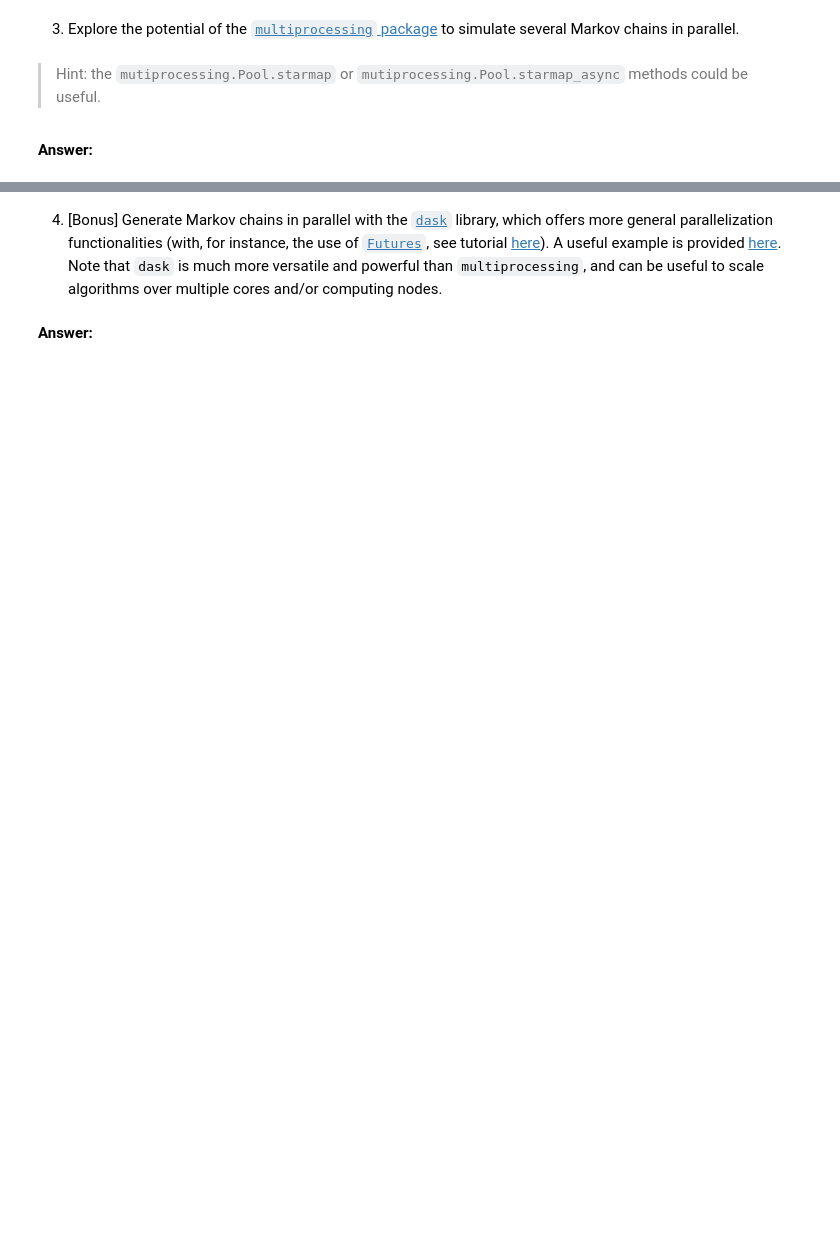
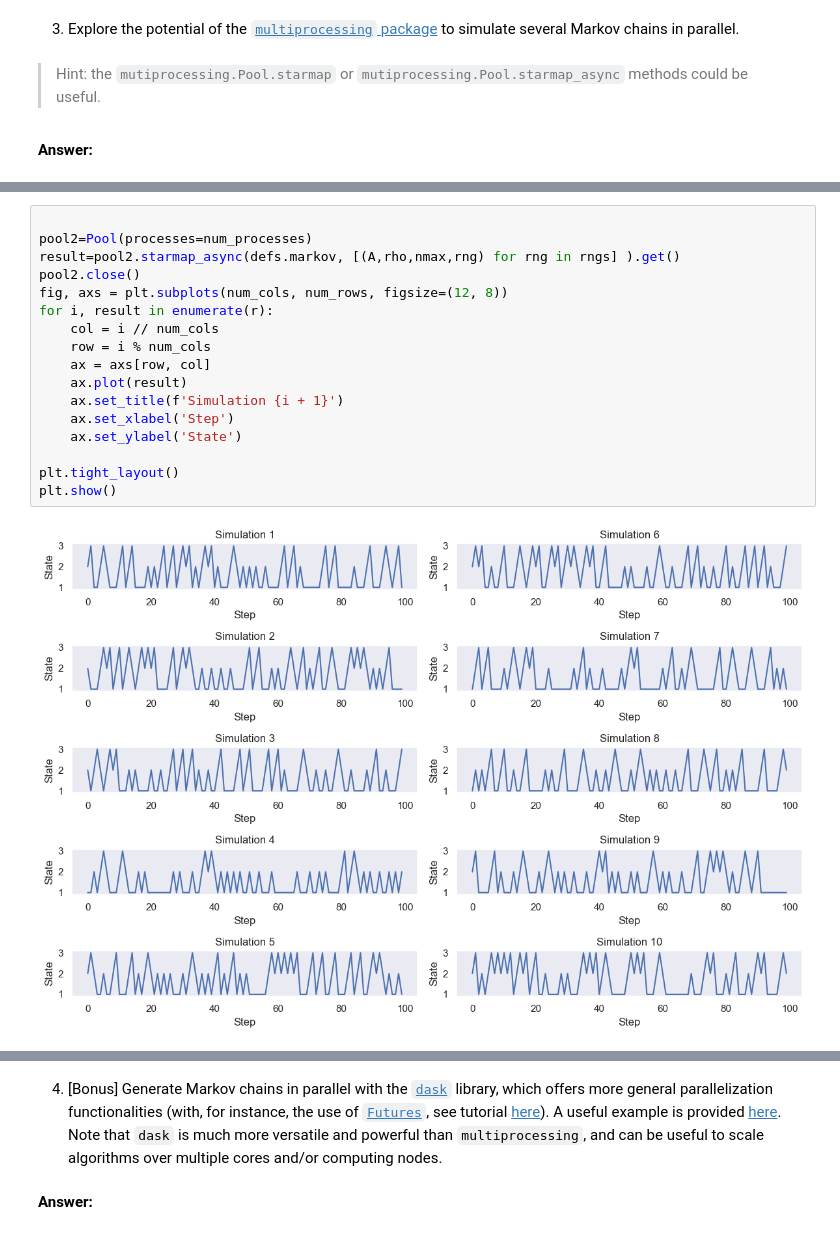
Before and after one commit to benech17/python_sdia_BENICHOU_BONNEFOY, a Jupyter notebook: Labs/Lab5/BENICHOU_BONNEFOY_lab5.ipynb, the cells around one changed output, grey strips where cells are left out. Drawn from its saved outputs; the diff is of its cells as text; blank space fills up the shorter version.

```diff
--- a/Labs/Lab5/BENICHOU_BONNEFOY_lab5.ipynb
+++ b/Labs/Lab5/BENICHOU_BONNEFOY_lab5.ipynb
@@ -167,0 +255,19 @@ Here is an example of execution :
+# %%
+
+pool2=Pool(processes=num_processes)
+result=pool2.starmap_async(defs.markov, [(A,rho,nmax,rng) for rng in rngs] ).get()
+pool2.close()
+fig, axs = plt.subplots(num_cols, num_rows, figsize=(12, 8))
+for i, result in enumerate(r):
+    col = i // num_cols
+    row = i % num_cols
+    ax = axs[row, col]
+    ax.plot(result)
+    ax.set_title(f'Simulation {i + 1}')
+    ax.set_xlabel('Step')
+    ax.set_ylabel('State')
+
+plt.tight_layout()
+plt.show()
+# %% [output]
+[figure, added]
```
Also changed, not shown: parts of 12 cells of this notebook.
